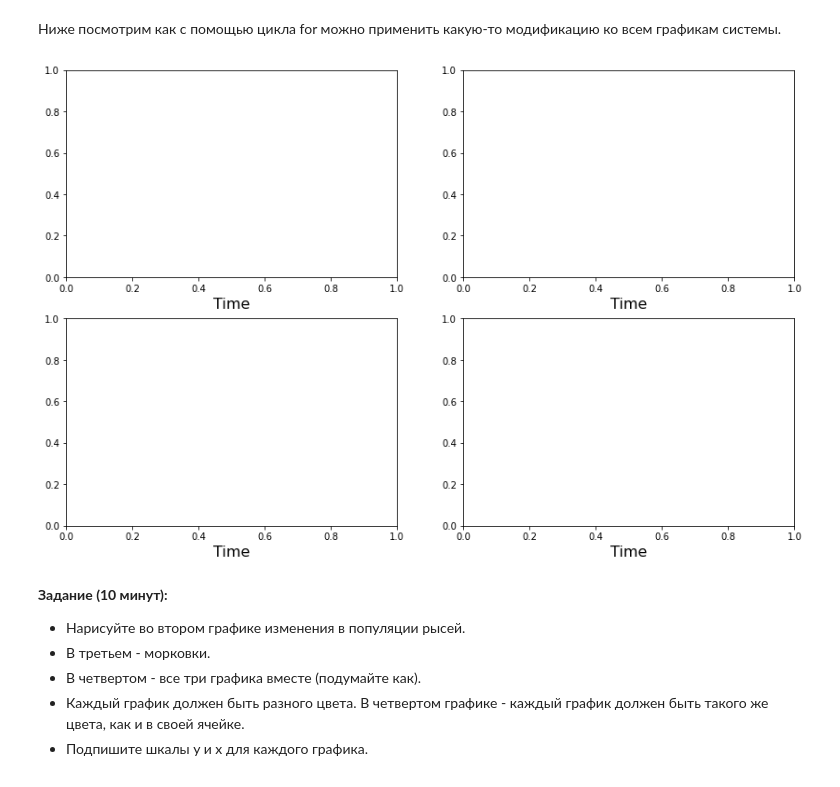
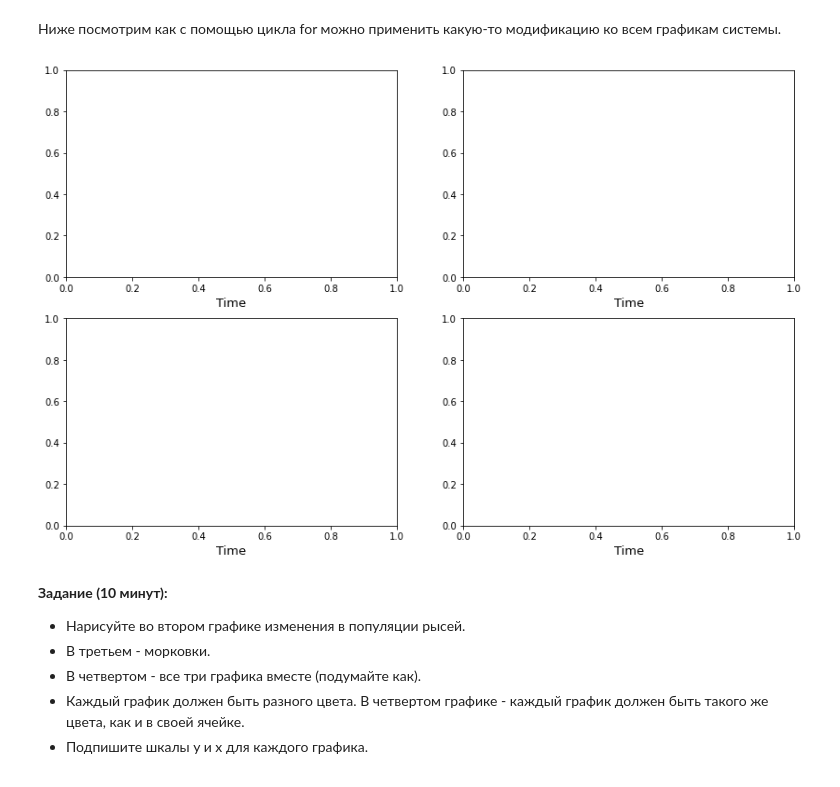
Before and after one commit to pileyan/Python_2023_Master, a Jupyter notebook: lect09. Data visualization/Viz.ipynb, the cells around one changed output. Saved outputs shown, nothing was run; the diff lists cells and outputs as text; code cells hidden in the pictures.

```diff
--- a/lect09. Data visualization/Viz.ipynb
+++ b/lect09. Data visualization/Viz.ipynb
@@ -165,11 +178,11 @@ ax[0][0].plot(forest.year, forest.hare)  # Обращаемся к первом
 # %%
 fig, ax = plt.subplots(2, 2, figsize=(14,9))
 
 for x in range(2):
     for y in range(2):
-        ax[x][y].set_xlabel('Time', fontsize = 16)
+        ax[x][y].set_xlabel('Time', fontsize = 13)
 # %% [output]
-[figure, old version]
+[figure, new version]
 # %% [markdown]
 **Задание (10 минут):**
 
```
Also changed, not shown: parts of 11 cells of this notebook, 4 other files.
